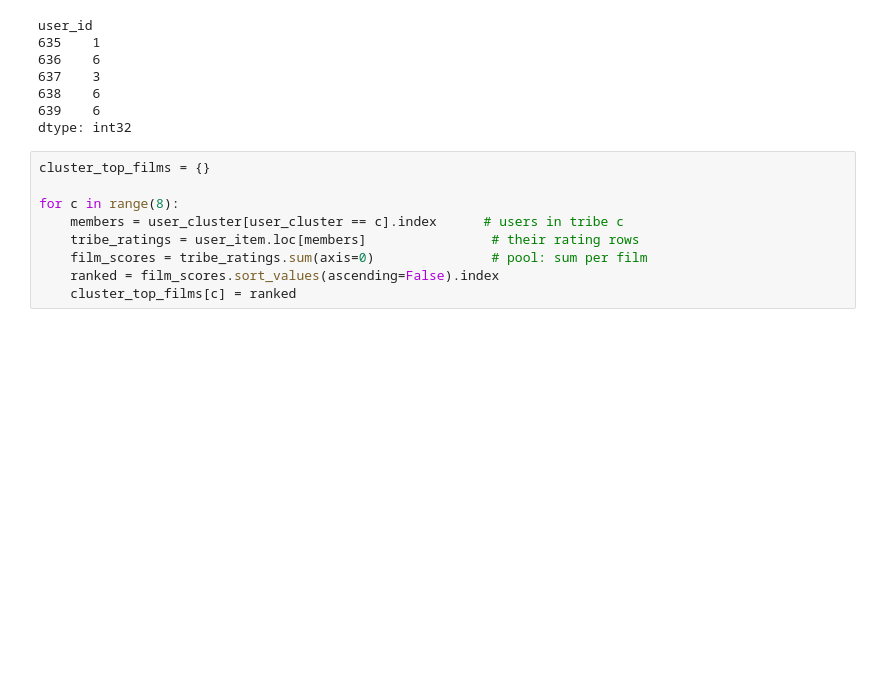
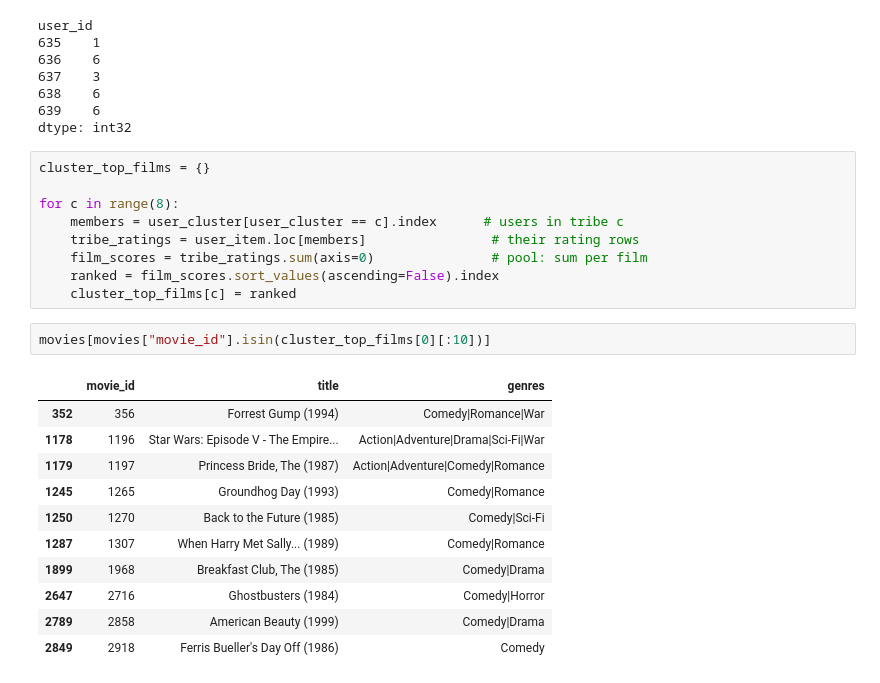
Before and after one commit to RaGHaV-186/filmhaus, a Jupyter notebook: filmhaus.ipynb, the cells around one changed output. Drawn from its saved outputs; the diff is of its cells as text; blank space fills up the shorter version.

```diff
--- a/filmhaus.ipynb
+++ b/filmhaus.ipynb
@@ -550,3 +550,17 @@ for c in range(8):
     film_scores = tribe_ratings.sum(axis=0)               # pool: sum per film
     ranked = film_scores.sort_values(ascending=False).index
     cluster_top_films[c] = ranked
+# %%
+movies[movies["movie_id"].isin(cluster_top_films[0][:10])]
+# %% [output]
+|  | movie_id | title | genres |
+| 352 | 356 | Forrest Gump (1994) | Comedy|Romance|War |
+| 1178 | 1196 | Star Wars: Episode V - The Empire... | Action|Adventure|Drama|Sci-Fi|War |
+| 1179 | 1197 | Princess Bride, The (1987) | Action|Adventure|Comedy|Romance |
+| 1245 | 1265 | Groundhog Day (1993) | Comedy|Romance |
+| 1250 | 1270 | Back to the Future (1985) | Comedy|Sci-Fi |
+| 1287 | 1307 | When Harry Met Sally... (1989) | Comedy|Romance |
+| 1899 | 1968 | Breakfast Club, The (1985) | Comedy|Drama |
+| 2647 | 2716 | Ghostbusters (1984) | Comedy|Horror |
+| 2789 | 2858 | American Beauty (1999) | Comedy|Drama |
+| 2849 | 2918 | Ferris Bueller's Day Off (1986) | Comedy |
```
Also changed, not shown: parts of 4 cells of this notebook, 1 other file.
